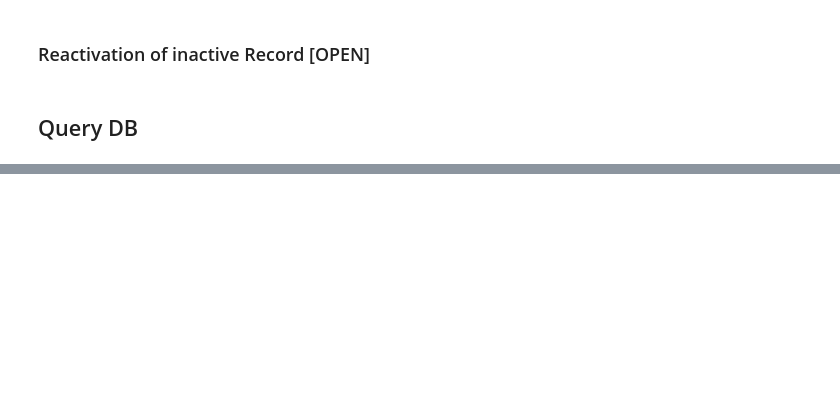
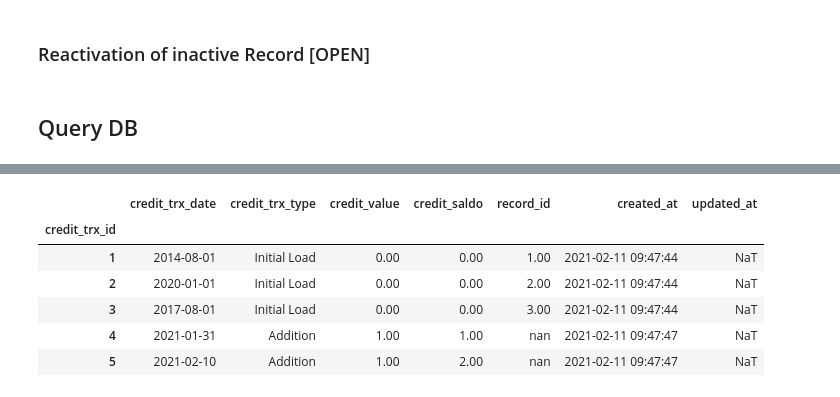
Before and after one commit to rbuerki/death-metal-disco, a Jupyter notebook: dev/dev_stuff_2.ipynb, the cells around one changed output, grey strips where cells are left out. Cells and saved outputs as stored; diff of their text form; code cells hidden in the pictures; blank space fills up the shorter version.

```diff
--- a/dev/dev_stuff_2.ipynb
+++ b/dev/dev_stuff_2.ipynb
@@ -237,0 +403,15 @@ TODO: On Updates the old values are not overwritten in many to many relationship
+# %%
+credit_trx_df = pd.read_sql("credit_trx", engine)
+credit_trx_df.set_index('credit_trx_id', drop=True, inplace=True)
+
+assert credit_trx_df.index.is_monotonic_increasing & credit_trx_df.index.is_unique
+# %%
+credit_trx_df.head()
+# %% [output]
+|  | credit_trx_date | credit_trx_type | credit_value | credit_saldo | record_id | created_at | updated_at |
+| credit_trx_id |  |  |  |  |  |  |  |
+| 1 | 2014-08-01 | Initial Load | 0.00 | 0.00 | 1.00 | 2021-02-11 09:47:44 | NaT |
+| 2 | 2020-01-01 | Initial Load | 0.00 | 0.00 | 2.00 | 2021-02-11 09:47:44 | NaT |
+| 3 | 2017-08-01 | Initial Load | 0.00 | 0.00 | 3.00 | 2021-02-11 09:47:44 | NaT |
+| 4 | 2021-01-31 | Addition | 1.00 | 1.00 | nan | 2021-02-11 09:47:47 | NaT |
+| 5 | 2021-02-10 | Addition | 1.00 | 2.00 | nan | 2021-02-11 09:47:47 | NaT |
```
Also changed, not shown: parts of 33 cells of this notebook, 6 other files.
